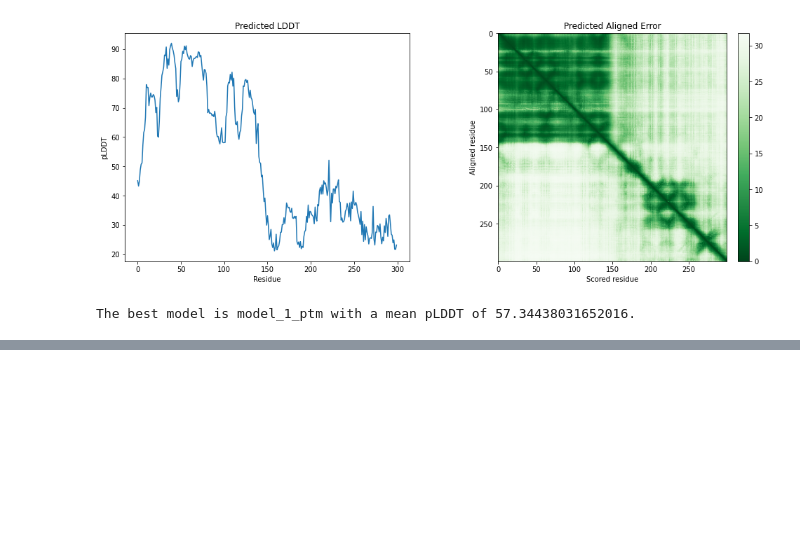
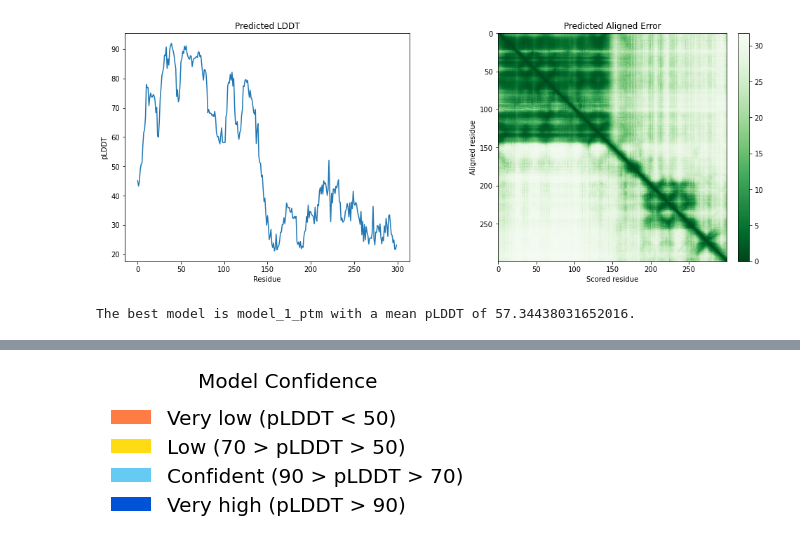
Before and after one commit to bwmr/tbl2imod2relion, a Jupyter notebook: AF2_generate_plots.ipynb, the cells around one changed output, grey strips where cells are left out. Drawn from its saved outputs; the diff is of its cells as text; code cells hidden in the pictures; blank space fills up the shorter version.

Commit message:
AF2 3D plot

```diff
--- a/AF2_generate_plots.ipynb
+++ b/AF2_generate_plots.ipynb
@@ -71,63 +71,77 @@ model_no = int(best_model.split('_')[1])
 print(f"The best model is {best_model} with a mean pLDDT of {plddts.get(best_model)}.")
 # %% [output]
 The best model is model_1_ptm with a mean pLDDT of 57.34438031652016.
+# %%
+# Helper for visualization import
+
+import pickle
+import os
+
+model_no = 4
+path = "/Users/bwi/Downloads/4Pamela/AID44313"
+
+os.chdir(path)
+pklfile = "result_model_" + str(model_no) + "_ptm.pkl"
+pdbfile = "relaxed_model_" + str(model_no) + "_ptm.pdb"
+
+with open(pklfile, 'rb') as f:
+    data = pickle.load(f)
+
+with open(pdbfile) as ifile:
+    system = "".join([x for x in ifile])
 # %%
-# Perform 3D Visualization of best model with py3Dmol
+# Perform 3D Visualiazation of best model with py3Dmol
 
-import p3Dmol
-import pickle
+import py3Dmol
 
-print(f"Loading model {model_no}")
+from matplotlib import gridspec
+import matplotlib.pyplot as plt
 
-pklfile = "result_model_" + str(model_no) + "_ptm.pkl"
-
-with open(pklfile, 'rb') as f:
-    data = pickle.load(f)
-
-data.keys()
+from IPython import display
+from ipywidgets import GridspecLayout
+from ipywidgets import Output
 
 plddt = data["plddt"]
 
+PLDDT_BANDS = [(0, 50, '#FF7D45'),
+               (50, 70, '#FFDB13'),
+               (70, 90, '#65CBF3'),
+               (90, 100, '#0053D6')]
+
+view.addModelsAsFrames(system)
+
 def plot_plddt_legend():
-     """Plots the legend for pLDDT."""
-    thresh = ['Very low (pLDDT < 50)',
+  """Plots the legend for pLDDT."""
+  thresh = ['Very low (pLDDT < 50)',
             'Low (70 > pLDDT > 50)',
             'Confident (90 > pLDDT > 70)',
             'Very high (pLDDT > 90)']
 
-    colors = [x[2] for x in PLDDT_BANDS]
+  colors = [x[2] for x in PLDDT_BANDS]
 
-    plt.figure(figsize=(2, 2))
-    for c in colors:
-        plt.bar(0, 0, color=c)
-    plt.legend(thresh, frameon=False, loc='center', fontsize=20)
-    plt.xticks([])
-    plt.yticks([])
-    ax = plt.gca()
-    ax.spines['right'].set_visible(False)
-    ax.spines['top'].set_visible(False)
-    ax.spines['left'].set_visible(False)
-    ax.spines['bottom'].set_visible(False)
-    plt.title('Model Confidence', fontsize=20, pad=20)
-    return plt
+  plt.figure(figsize=(2, 2))
+  for c in colors:
+    plt.bar(0, 0, color=c)
+  plt.legend(thresh, frameon=False, loc='center', fontsize=20)
+  plt.xticks([])
+  plt.yticks([])
+  ax = plt.gca()
+  ax.spines['right'].set_visible(False)
+  ax.spines['top'].set_visible(False)
+  ax.spines['left'].set_visible(False)
+  ax.spines['bottom'].set_visible(False)
+  plt.title('Model Confidence', fontsize=20, pad=20)
+  return plt
 
-view = py3Dmol.view(width=400, height=300)
-view.addModelsAsFrames(system)
-view.setStyle({'model': -1}, {"cartoon": {'color': 'spectrum'}})
-view.zoomTo()
-view.show()
-
-show_sidechains = True
-
-to_visualize_pdb = system
+# Show the structure coloured by chain if the multimer model has been used.
 
 # Color the structure by per-residue pLDDT
 color_map = {i: bands[2] for i, bands in enumerate(PLDDT_BANDS)}
 view = py3Dmol.view(width=800, height=600)
 view.addModelsAsFrames(to_visualize_pdb)
 style = {'cartoon': {'colorscheme': {'prop': 'b', 'map': color_map}}}
-if show_sidechains:
-  style['stick'] = {}
+#if show_sidechains:
+#  style['stick'] = {}
 view.setStyle({'model': -1}, style)
 view.zoomTo()
 
@@ -146,0 +162 @@ display.display(grid)
+[figure, added]
```
Also changed, not shown: parts of 1 cell of this notebook.
